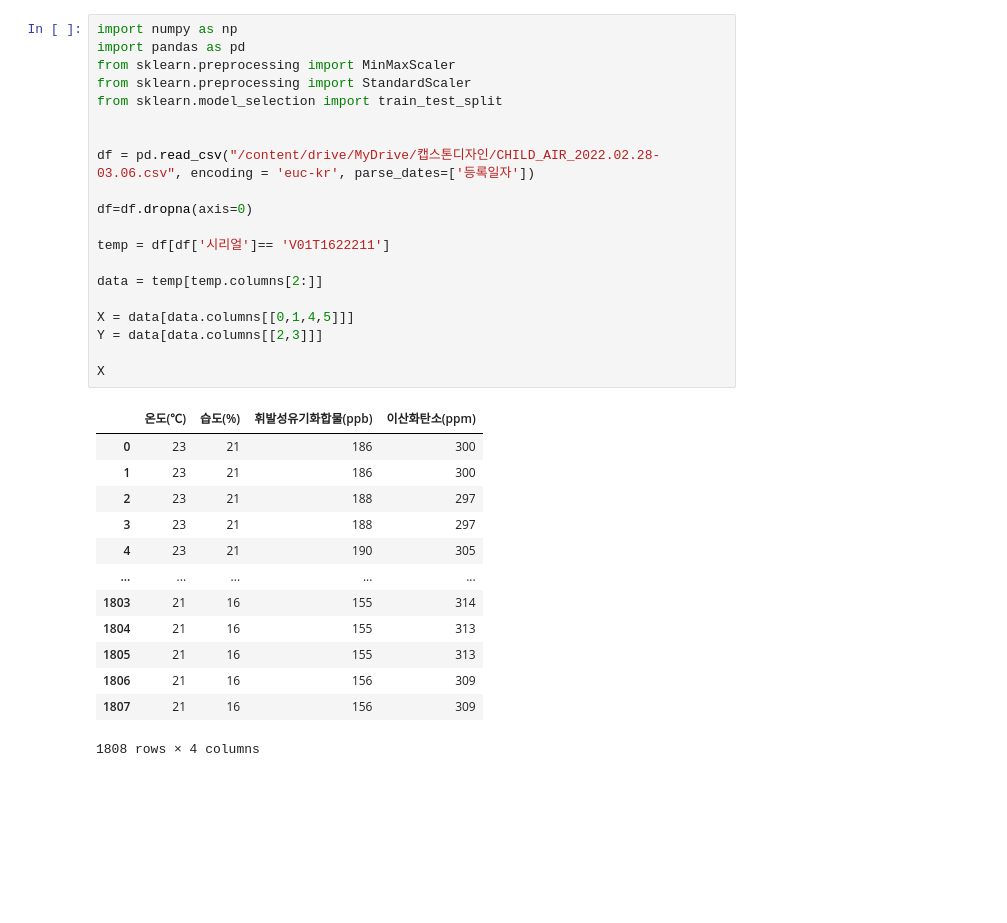
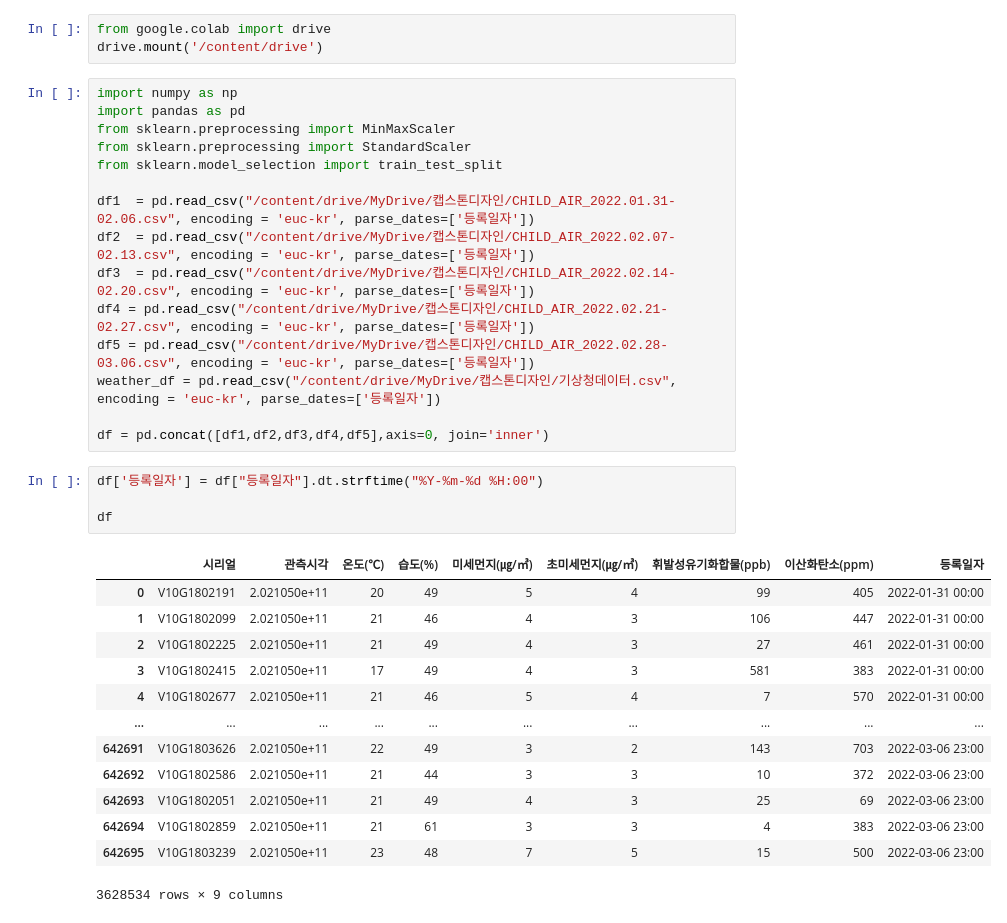
Before and after one commit to Yoonsun222/CapstoneDesign, a Jupyter notebook: 캡스톤디자인.ipynb, the cells around one changed output. Cells and saved outputs as stored; diff of their text form; blank space fills up the shorter version.

Commit message:
Colaboratory를 통해 생성됨

```diff
--- a/캡스톤디자인.ipynb
+++ b/캡스톤디자인.ipynb
@@ -1,36 +1,38 @@
 # %% [markdown]
 <a href="https://colab.research.google.com/github/Yoonsun222/CapstoneDesign/blob/main/%EC%BA%A1%EC%8A%A4%ED%86%A4%EB%94%94%EC%9E%90%EC%9D%B8.ipynb" target="_parent"><img src="https://colab.research.google.com/assets/colab-badge.svg" alt="Open In Colab"/></a>
-# %%
-import numpy as np
-import pandas as pd
-from sklearn.preprocessing import MinMaxScaler
-from sklearn.preprocessing import StandardScaler
-from sklearn.model_selection import train_test_split
-
-
-df = pd.read_csv("/content/drive/MyDrive/캡스톤디자인/CHILD_AIR_2022.02.28-03.06.csv", encoding = 'euc-kr', parse_dates=['등록일자'])
-
-df=df.dropna(axis=0)
-
-temp = df[df['시리얼']== 'V01T1622211']
-
-data = temp[temp.columns[2:]]
-
-X = data[data.columns[[0,1,4,5]]]
-Y = data[data.columns[[2,3]]]
-
-X
-# %% [output]
-|  | 온도(℃) | 습도(%) | 휘발성유기화합물(ppb) | 이산화탄소(ppm) |
-| 0 | 23 | 21 | 186 | 300 |
-| 1 | 23 | 21 | 186 | 300 |
-| 2 | 23 | 21 | 188 | 297 |
-| 3 | 23 | 21 | 188 | 297 |
-| 4 | 23 | 21 | 190 | 305 |
-| ... | ... | ... | ... | ... |
-| 1803 | 21 | 16 | 155 | 314 |
-| 1804 | 21 | 16 | 155 | 313 |
-| 1805 | 21 | 16 | 155 | 313 |
-| 1806 | 21 | 16 | 156 | 309 |
-| 1807 | 21 | 16 | 156 | 309 |
-1808 rows × 4 columns
+# %%
+from google.colab import drive
+drive.mount('/content/drive')
+# %%
+import numpy as np
+import pandas as pd
+from sklearn.preprocessing import MinMaxScaler
+from sklearn.preprocessing import StandardScaler
+from sklearn.model_selection import train_test_split
+
+df1  = pd.read_csv("/content/drive/MyDrive/캡스톤디자인/CHILD_AIR_2022.01.31-02.06.csv", encoding = 'euc-kr', parse_dates=['등록일자'])
+df2  = pd.read_csv("/content/drive/MyDrive/캡스톤디자인/CHILD_AIR_2022.02.07-02.13.csv", encoding = 'euc-kr', parse_dates=['등록일자'])
+df3  = pd.read_csv("/content/drive/MyDrive/캡스톤디자인/CHILD_AIR_2022.02.14-02.20.csv", encoding = 'euc-kr', parse_dates=['등록일자'])
+df4 = pd.read_csv("/content/drive/MyDrive/캡스톤디자인/CHILD_AIR_2022.02.21-02.27.csv", encoding = 'euc-kr', parse_dates=['등록일자'])
+df5 = pd.read_csv("/content/drive/MyDrive/캡스톤디자인/CHILD_AIR_2022.02.28-03.06.csv", encoding = 'euc-kr', parse_dates=['등록일자'])
+weather_df = pd.read_csv("/content/drive/MyDrive/캡스톤디자인/기상청데이터.csv", encoding = 'euc-kr', parse_dates=['등록일자'])
+
+df = pd.concat([df1,df2,df3,df4,df5],axis=0, join='inner')
+# %%
+df['등록일자'] = df["등록일자"].dt.strftime("%Y-%m-%d %H:00")
+
+df
+# %% [output]
+|  | 시리얼 | 관측시각 | 온도(℃) | 습도(%) | 미세먼지(㎍/㎥) | 초미세먼지(㎍/㎥) | 휘발성유기화합물(ppb) | 이산화탄소(ppm) | 등록일자 |
+| 0 | V10G1802191 | 2.021050e+11 | 20 | 49 | 5 | 4 | 99 | 405 | 2022-01-31 00:00 |
+| 1 | V10G1802099 | 2.021050e+11 | 21 | 46 | 4 | 3 | 106 | 447 | 2022-01-31 00:00 |
+| 2 | V10G1802225 | 2.021050e+11 | 21 | 49 | 4 | 3 | 27 | 461 | 2022-01-31 00:00 |
+| 3 | V10G1802415 | 2.021050e+11 | 17 | 49 | 4 | 3 | 581 | 383 | 2022-01-31 00:00 |
+| 4 | V10G1802677 | 2.021050e+11 | 21 | 46 | 5 | 4 | 7 | 570 | 2022-01-31 00:00 |
+| ... | ... | ... | ... | ... | ... | ... | ... | ... | ... |
+| 642691 | V10G1803626 | 2.021050e+11 | 22 | 49 | 3 | 2 | 143 | 703 | 2022-03-06 23:00 |
+| 642692 | V10G1802586 | 2.021050e+11 | 21 | 44 | 3 | 3 | 10 | 372 | 2022-03-06 23:00 |
+| 642693 | V10G1802051 | 2.021050e+11 | 21 | 49 | 4 | 3 | 25 | 69 | 2022-03-06 23:00 |
+| 642694 | V10G1802859 | 2.021050e+11 | 21 | 61 | 3 | 3 | 4 | 383 | 2022-03-06 23:00 |
+| 642695 | V10G1803239 | 2.021050e+11 | 23 | 48 | 7 | 5 | 15 | 500 | 2022-03-06 23:00 |
+3628534 rows × 9 columns
```
Also changed, not shown: parts of 4 cells of this notebook.
